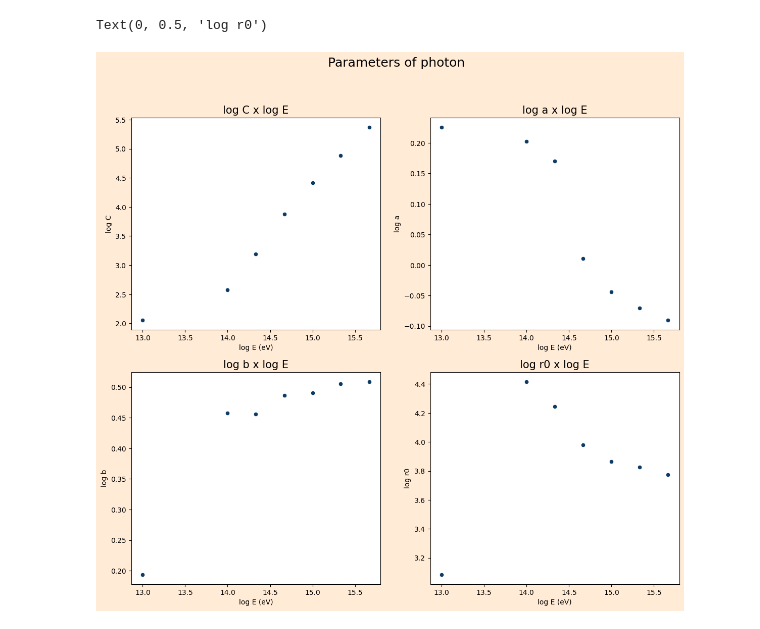
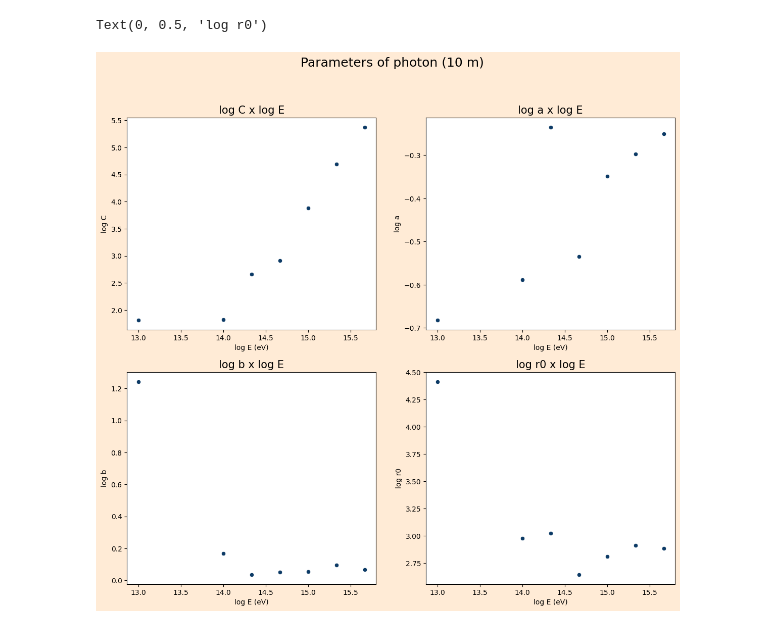
Before and after one commit to lucas-orfei/mestrado, a Jupyter notebook: parameters_10m.ipynb, the cells around one changed output. Saved outputs shown, nothing was run; the diff lists cells and outputs as text; code cells hidden in the pictures.

```diff
--- a/parameters_10m.ipynb
+++ b/parameters_10m.ipynb
@@ -11,11 +11,12 @@ import seaborn as sns
 # %%
 # Fóton
 
-C = [114.6,379.2,1543,7530,2.581E04,7.703E04,2.346E05]
-a = [1.681,1.594, 1.479,1.024, 0.9032,0.8501,0.8128]
-b = [1.563,2.869, 2.856,3.063, 3.093,3.203,3.228]
-r0 = [1217,2.606E04,1.762E04,9531,7307, 6729,5923]
+C = [6.56049e+01,66.38,459,813.4,7536,4.9E4,2.358E5]
+a = [2.08110e-01,0.2577,0.5818,0.2917,0.4475,0.5048,0.561]
+b = [1.74817e+01,1.474,1.089,1.127,1.131,1.244,1.17]
+r0 = [2.58997e+04,953.2,1061,443.8,648.6,822,765.4]
 E = [1E13,1E14, 2.15E14, 4.64E14,1E15,2.15E15,4.64E15]
+D = [2.11947e-05,0.00608937,0.0763921,0.250482,1.73749,9.03232,54.1215]
 
 
 logC = np.log10(C)
@@ -26,41 +27,41 @@ logE = np.log10(E)
 
 
 fig, ax = plt.subplots(2, 2, figsize = (14, 12), facecolor = '#FFEBD6')
-fig.suptitle('Parameters of photon', size = 18)
+fig.suptitle('Parameters of photon (10 m)', size = 18)
 #fig.tight_layout(pad = 5)
 sns.scatterplot(x = logE, y = logC, ax = ax[0,0], color = '#0D3B66')
 sns.scatterplot(x = logE, y = loga, ax = ax[0,1], color = '#0D3B66')
 sns.scatterplot(x = logE, y = logb, ax = ax[1,0], color = '#0D3B66')
 sns.scatterplot(x = logE, y = logr0, ax = ax[1,1], color = '#0D3B66')
 
 ax[0,0].set_title('log C x log E', size = 15)
 ax[0,0].set_xlabel('log E (eV)')
 ax[0,0].set_ylabel('log C')
 #ax[0,0].set_xscale('log')
 #ax[0,0].set_yscale('log')
 
 ax[0,1].set_title('log a x log E', size = 15)
 ax[0,1].set_xlabel('log E (eV)')
 ax[0,1].set_ylabel('log a')
 #ax[0,1].set_xscale('log')
 #ax[0,1].set_yscale('log')
 
 ax[1,0].set_title('log b x log E', size = 15)
 ax[1,0].set_xlabel('log E (eV)')
 ax[1,0].set_ylabel('log b')
 #ax[1,0].set_xscale('log')
 #ax[1,0].set_yscale('log')
 
 ax[1,1].set_title('log r0 x log E', size = 15)
 ax[1,1].set_xlabel('log E (eV)')
 ax[1,1].set_ylabel('log r0')
 #ax[1,1].set_xscale('log')
 #ax[1,1].set_yscale('log')
 
 #yticks - numeros na escala
 # %% [output]
 Text(0, 0.5, 'log r0')
-[figure, old version]
+[figure, new version]
 # %%
 # Fit do fóton
 
```
Also changed, not shown: parts of 11 cells of this notebook.
